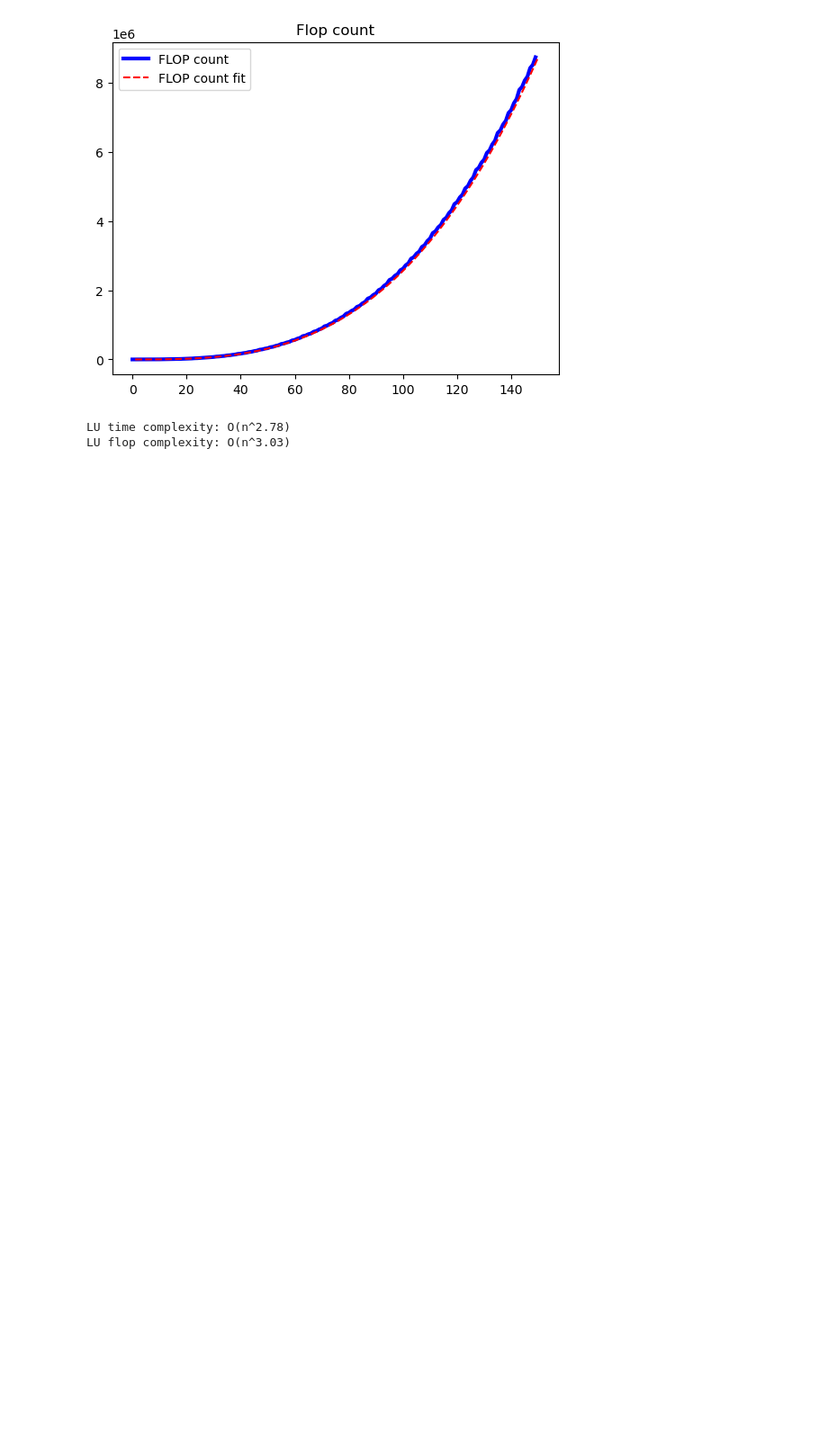
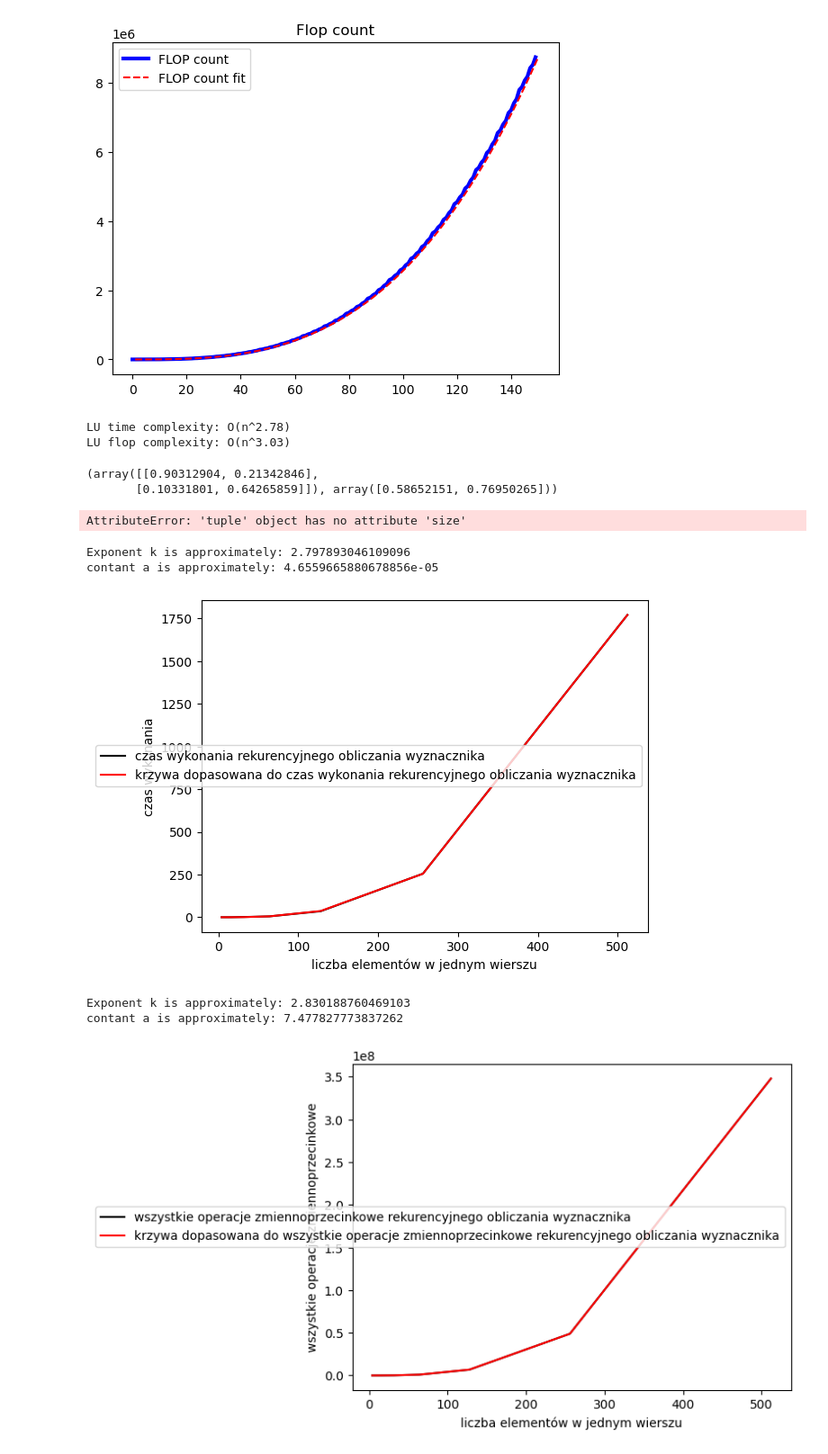
Before and after one commit to akucharsk/Matrix-algorithms, a Jupyter notebook: lab2/main.ipynb, the cells around one changed output. Shown: that part at 90% size. Drawn from its saved outputs; the diff is of its cells as text; code cells hidden in the pictures; blank space fills up the shorter version.

```diff
--- a/lab2/main.ipynb
+++ b/lab2/main.ipynb
@@ -121,0 +150,48 @@ LU flop complexity: O(n^3.03)
+# %%
+from det import recursive_det
+det_times, det_flops = new_advanced_analysis(recursive_det)
+# %% [output]
+(array([[0.90312904, 0.21342846],
+       [0.10331801, 0.64265859]]), array([0.58652151, 0.76950265]))
+AttributeError: 'tuple' object has no attribute 'size'
+# %%
+recursive_det_df = pd.read_csv("./det.csv", header=0).drop("n", axis=1)
+# %%
+from scipy.optimize import curve_fit
+def fit_curve(name1, name2, dataframe):
+    x_data = dataframe[name1]
+    y_data = dataframe[name2]
+    def power_law(x, a, k):
+        return a*x**k
+
+    params, covariance = curve_fit(power_law, x_data, y_data, p0=[1.0, 1.0])
+    a, k = params
+    print(f"Exponent k is approximately: {k}")
+    print(f"contant a is approximately: {a}")
+    return a, k
+
+def plot_with_fit(a, k, data_frame, name1, name2, name):
+    powers = data_frame[name1]
+    time = data_frame[name2]
+
+    time_spprox = [a * i ** k for i in powers]
+    plt.plot(powers, time, label = f"{name2} {name}", color="black")
+    plt.plot(powers, time_spprox, label = f"krzywa dopasowana do {name2} {name}", color="red")
+    plt.xlabel("liczba elementów w jednym wierszu")
+    plt.ylabel(name2)
+    plt.legend()
+    # plt.semilogy()
+    plt.show()
+# %%
+a, k = fit_curve("rozmiar", "czas wykonania", recursive_det_df)
+plot_with_fit(a, k , recursive_det_df, "rozmiar", "czas wykonania", "rekurencyjnego obliczania wyznacznika")
+
+a, k = fit_curve("rozmiar", "wszystkie operacje zmiennoprzecinkowe", recursive_det_df)
+plot_with_fit(a, k , recursive_det_df, "rozmiar", "wszystkie operacje zmiennoprzecinkowe", "rekurencyjnego obliczania wyznacznika")
+# %% [output]
+Exponent k is approximately: 2.797893046109096
+contant a is approximately: 4.6559665880678856e-05
+[figure, added]
+Exponent k is approximately: 2.830188760469103
+contant a is approximately: 7.477827773837262
+[figure, added]
```
Also changed, not shown: parts of 2 cells of this notebook, 4 other files.
